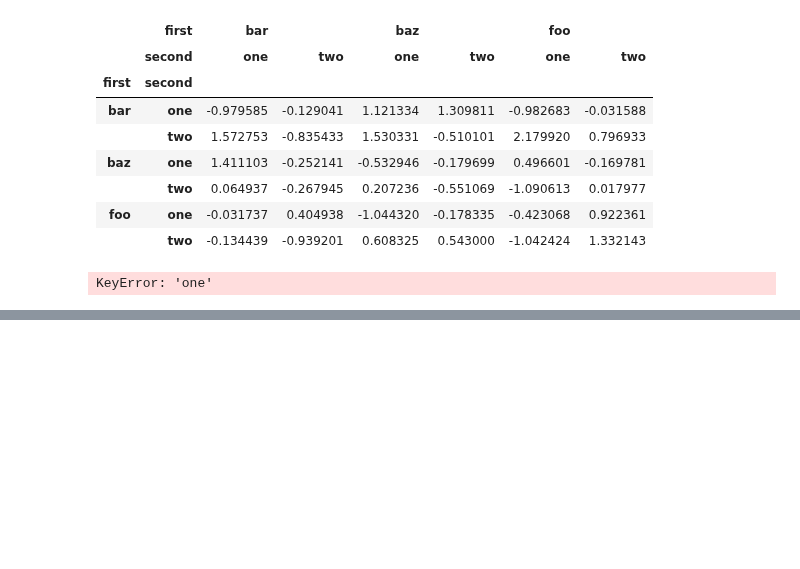
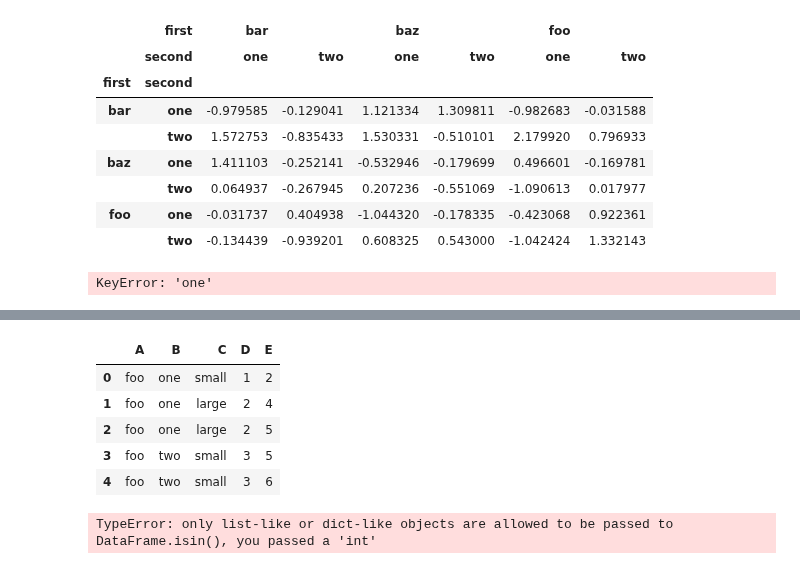
Before and after one commit to SpIIIII/jupyter-repo, a Jupyter notebook: All kind of tests.ipynb, the cells around one changed output, grey strips where cells are left out. Saved outputs shown, nothing was run; the diff lists cells and outputs as text; code cells hidden in the pictures; blank space fills up the shorter version.

```diff
--- a/All kind of tests.ipynb
+++ b/All kind of tests.ipynb
@@ -1681,0 +1704,13 @@ KeyError: 'one'
+# %%
+df.iloc[list(df['A']=='foo')]
+# %% [output]
+|  | A | B | C | D | E |
+| 0 | foo | one | small | 1 | 2 |
+| 1 | foo | one | large | 2 | 4 |
+| 2 | foo | one | large | 2 | 5 |
+| 3 | foo | two | small | 3 | 5 |
+| 4 | foo | two | small | 3 | 6 |
+# %%
+df.isin(1)
+# %% [output]
+TypeError: only list-like or dict-like objects are allowed to be passed to DataFrame.isin(), you passed a 'int'
```
Also changed, not shown: parts of 2 cells of this notebook, 2 other files.
